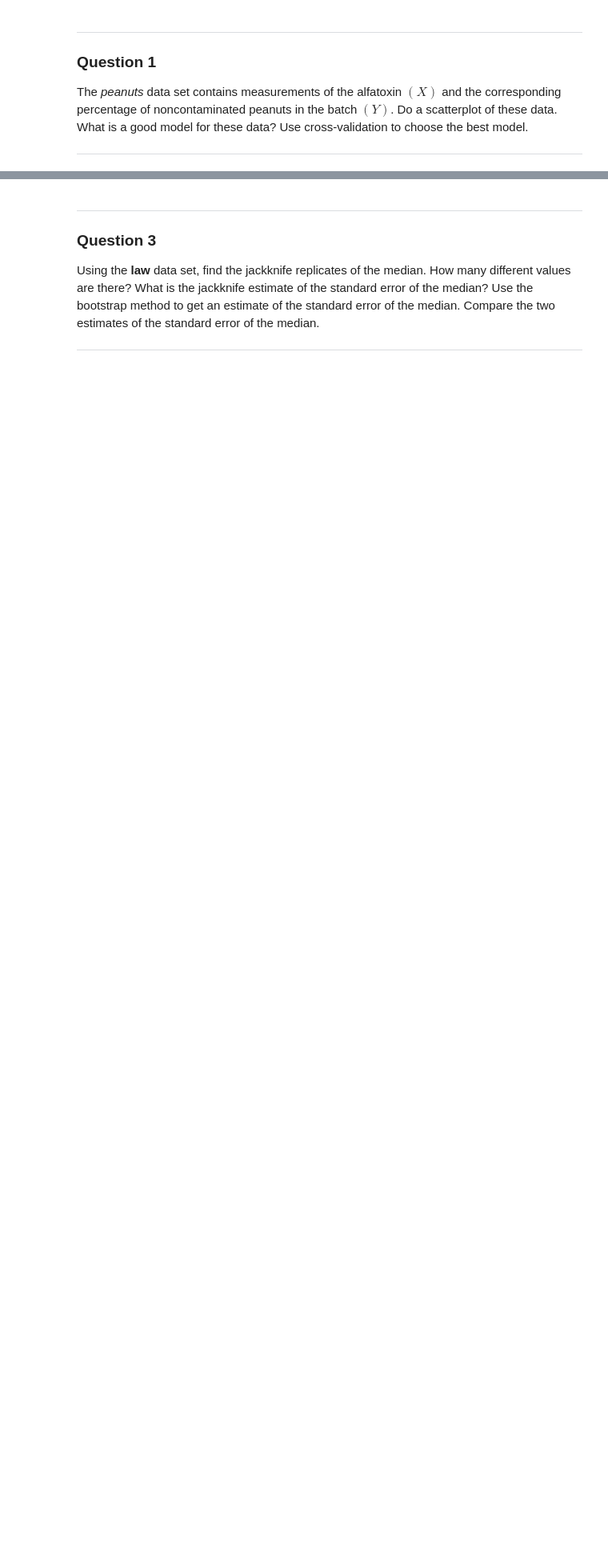
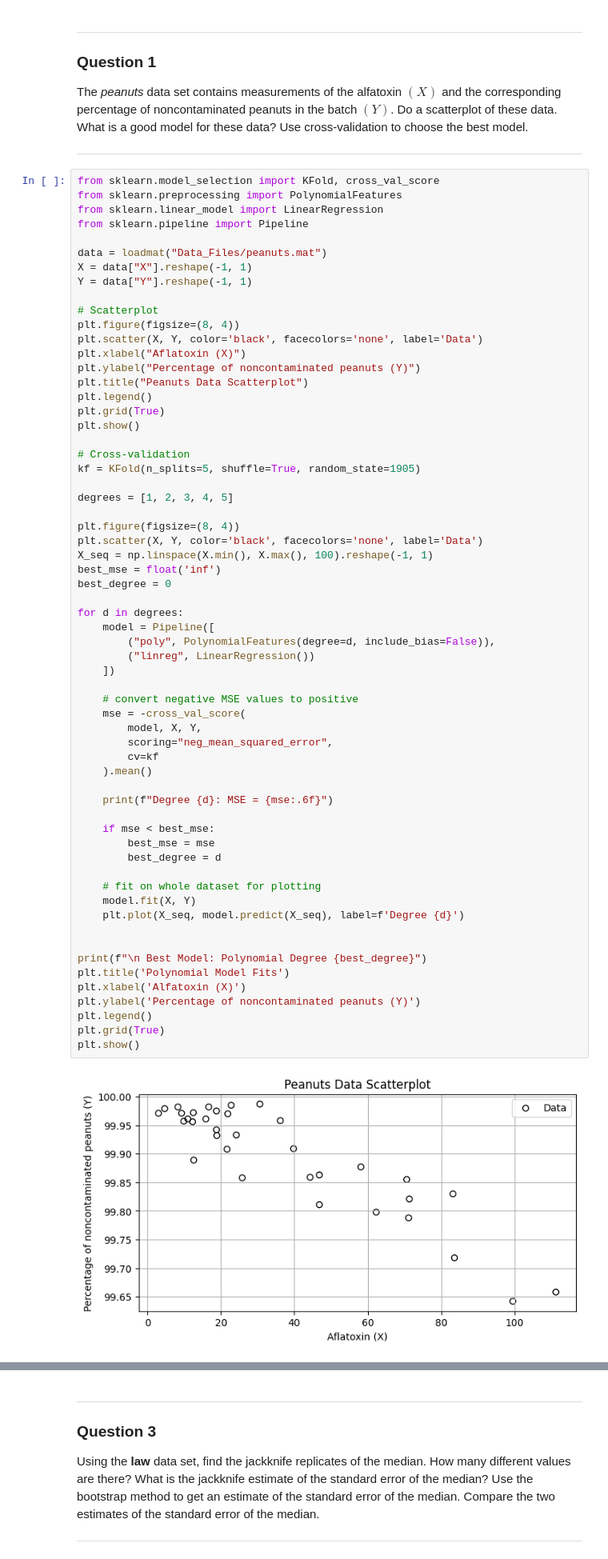
Before and after one commit to mervenurkarabulut/gsu-ind-522, a Jupyter notebook: HW6/hw6.ipynb, the cells around one changed output, grey strips where cells are left out. Shown at 80% size. Drawn from its saved outputs; the diff is of its cells as text; blank space fills up the shorter version.

```diff
--- a/HW6/hw6.ipynb
+++ b/HW6/hw6.ipynb
@@ -10,3 +11,67 @@ import matplotlib.pyplot as plt
 The *peanuts* data set contains measurements of the alfatoxin $(X)$ and the corresponding percentage of noncontaminated peanuts in the batch $(Y)$.  Do a scatterplot of these data. What is a good model for these data? Use cross-validation to choose the best model.
 
 ---
+# %%
+from sklearn.model_selection import KFold, cross_val_score
+from sklearn.preprocessing import PolynomialFeatures
+from sklearn.linear_model import LinearRegression
+from sklearn.pipeline import Pipeline
+
+data = loadmat("Data_Files/peanuts.mat")
+X = data["X"].reshape(-1, 1)
+Y = data["Y"].reshape(-1, 1)
+
+# Scatterplot
+plt.figure(figsize=(8, 4))
+plt.scatter(X, Y, color='black', facecolors='none', label='Data')
+plt.xlabel("Aflatoxin (X)")
+plt.ylabel("Percentage of noncontaminated peanuts (Y)")
+plt.title("Peanuts Data Scatterplot")
+plt.legend()
+plt.grid(True)
+plt.show()
+
+# Cross-validation
+kf = KFold(n_splits=5, shuffle=True, random_state=1905)
+
+degrees = [1, 2, 3, 4, 5]
+
+plt.figure(figsize=(8, 4))
+plt.scatter(X, Y, color='black', facecolors='none', label='Data')
+X_seq = np.linspace(X.min(), X.max(), 100).reshape(-1, 1)
+best_mse = float('inf')
+best_degree = 0
+
+for d in degrees:
+    model = Pipeline([
+        ("poly", PolynomialFeatures(degree=d, include_bias=False)),
+        ("linreg", LinearRegression())
+    ])
+
+    # convert negative MSE values to positive
+    mse = -cross_val_score(
+        model, X, Y,
+        scoring="neg_mean_squared_error",
+        cv=kf
+    ).mean()
+
+    print(f"Degree {d}: MSE = {mse:.6f}")
+
+    if mse < best_mse:
+        best_mse = mse
+        best_degree = d
+
+    # fit on whole dataset for plotting
+    model.fit(X, Y)
+    plt.plot(X_seq, model.predict(X_seq), label=f'Degree {d}')
+
+
+print(f"\n Best Model: Polynomial Degree {best_degree}")
+plt.title('Polynomial Model Fits')
+plt.xlabel('Alfatoxin (X)')
+plt.ylabel('Percentage of noncontaminated peanuts (Y)')
+plt.legend()
+plt.grid(True)
+plt.show()
+# %% [output]
+[figure, added]
```
Also changed, not shown: parts of 18 cells of this notebook, 1 other file.
